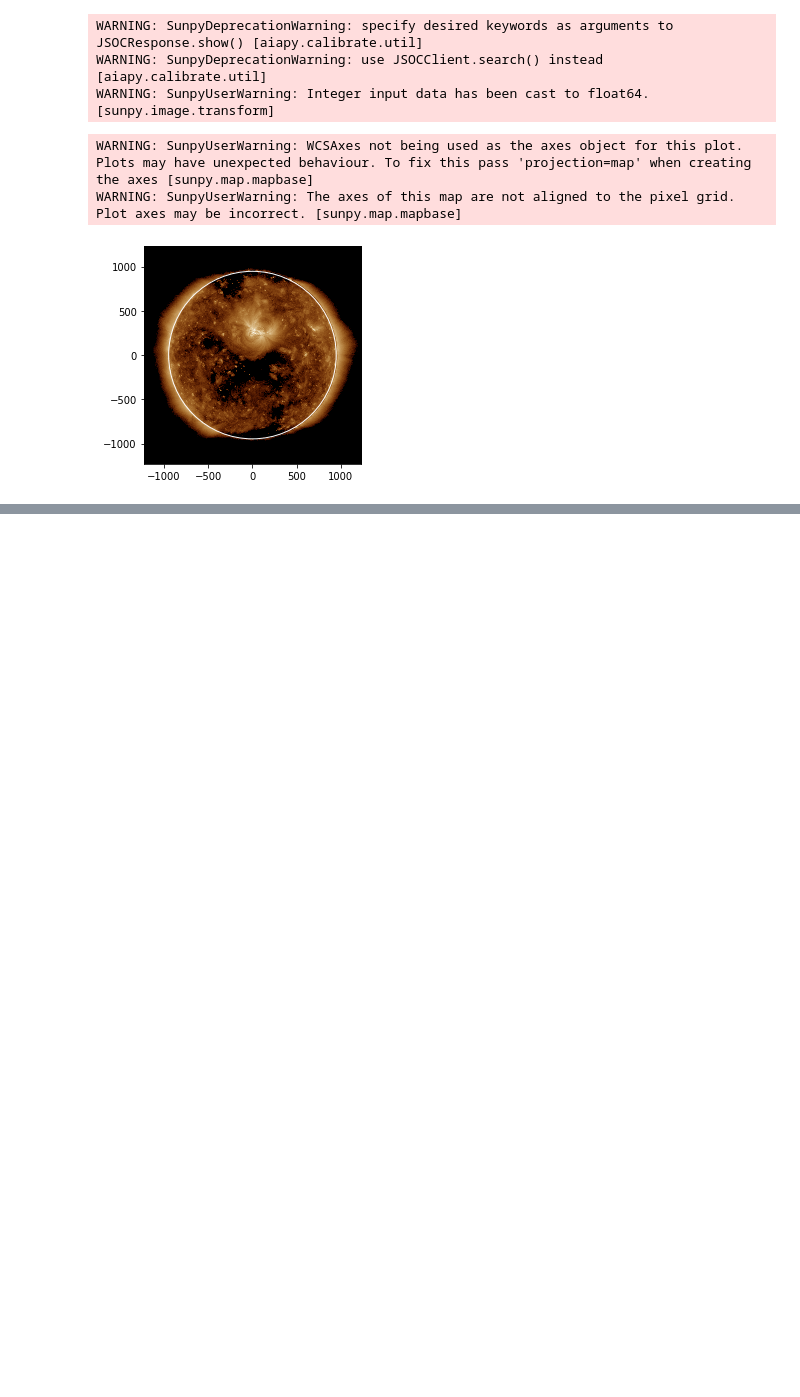
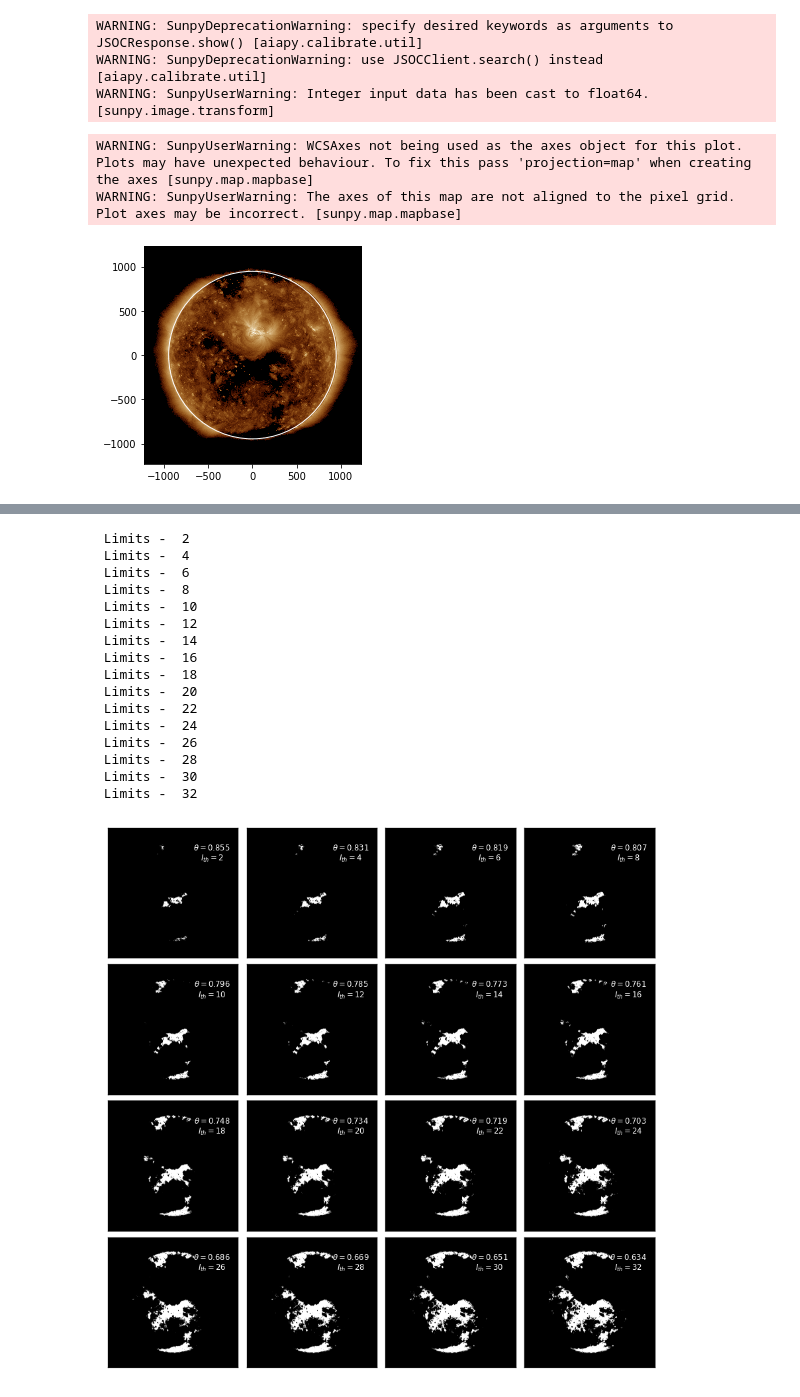
Before and after one commit to shibaji7/pyCHIPS, a Jupyter notebook: data_analysis.ipynb, the cells around one changed output, grey strips where cells are left out. Saved outputs shown, nothing was run; the diff lists cells and outputs as text; code cells hidden in the pictures; blank space fills up the shorter version.

```diff
--- a/data_analysis.ipynb
+++ b/data_analysis.ipynb
@@ -67,0 +61,26 @@ Text(0.5, 0, 'arc sec')
+# %%
+lims = np.arange(0,33) # Change this parameter (-15, 15)
+tmp_map = {}
+prob_map = {}
+for lim in lims:
+    peak = peak_points[0] + lim
+    tmp = np.copy(data)
+    mask = np.zeros_like(data)
+    cv2.circle(mask, (2048,2048), int(rsun_obs), 255, -1)
+    mask[mask > 0] = 1
+    mask[mask == 0] = np.nan
+    tmp = mask * tmp
+    tmp[tmp<=peak] = -1
+    tmp[tmp>peak] = 0
+    tmp[tmp==-1] = 1
+    tmp[np.isnan(tmp)] = 0
+    tmp_map[lim] = np.copy(tmp)
+    g = np.copy(data).ravel()
+    g = g[g<=peak]
+    ps = 1/(1+np.exp(g-peak_points[0]).round(4))
+    h, e = np.histogram(ps,bins=np.linspace(0,1,21))
+    b = (e + np.diff(e)[0]/2)[:-1]
+    p = np.sum(b[b>.5]*h[b>.5])/np.sum(b*h)
+    prob_map[lim] = r"$\theta=%.3f$"%p+"\n"+r"$I_{th}=%d$"%lim
+    print(" Limit:", lim, p)
+    #break
@@ -67,0 +105,36 @@ Text(0.5, 0, 'arc sec')
+# %%
+k = 0
+fig, axes = plt.subplots(dpi=120, figsize=(9,9), nrows=4, ncols=4, sharex="all", sharey="all")
+keys = list(tmp_map.keys())
+cmap = matplotlib.cm.gray
+cmap.set_bad('k',1.)
+for i in range(4):
+    for j in range(4):
+        ax = axes[i,j]
+        ax.imshow(tmp_map[keys[k]], origin="lower", cmap=cmap)
+        ax.set_yticks([])
+        ax.set_xticks([])
+        k += 2
+        ax.text(0.8, 0.8, prob_map[keys[k]], ha="center", va="center", transform=ax.transAxes,
+                fontdict={"size":7, "color":"w"})
+        print(" Limits - ", keys[k])
+fig.subplots_adjust(wspace=0.01, hspace=0.05)
+plt.show()
+# %% [output]
+ Limits -  2
+ Limits -  4
+ Limits -  6
+ Limits -  8
+ Limits -  10
+ Limits -  12
+ Limits -  14
+ Limits -  16
+ Limits -  18
+ Limits -  20
+ Limits -  22
+ Limits -  24
+ Limits -  26
+ Limits -  28
+ Limits -  30
+ Limits -  32
+[figure, added]
```
Also changed, not shown: parts of 5 cells of this notebook, 1 other file.
